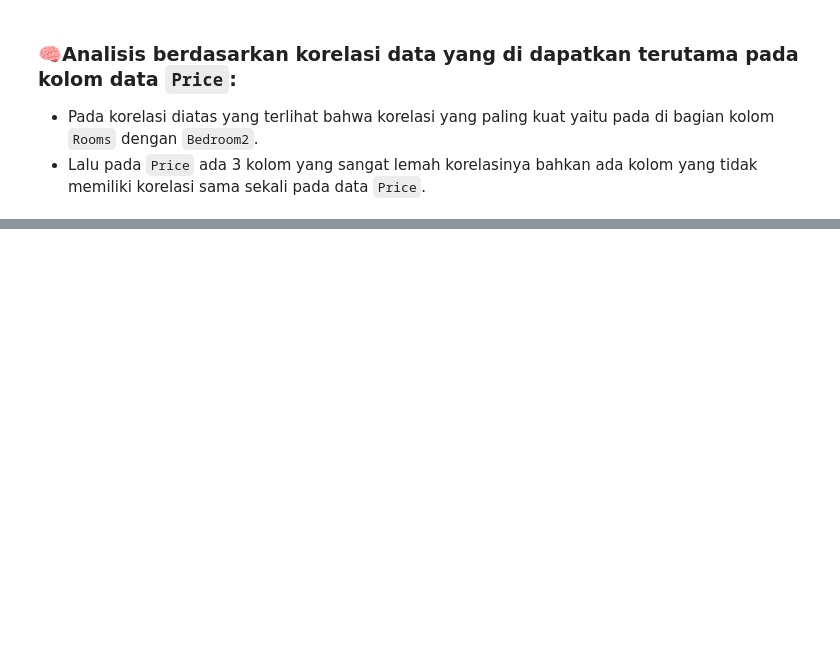
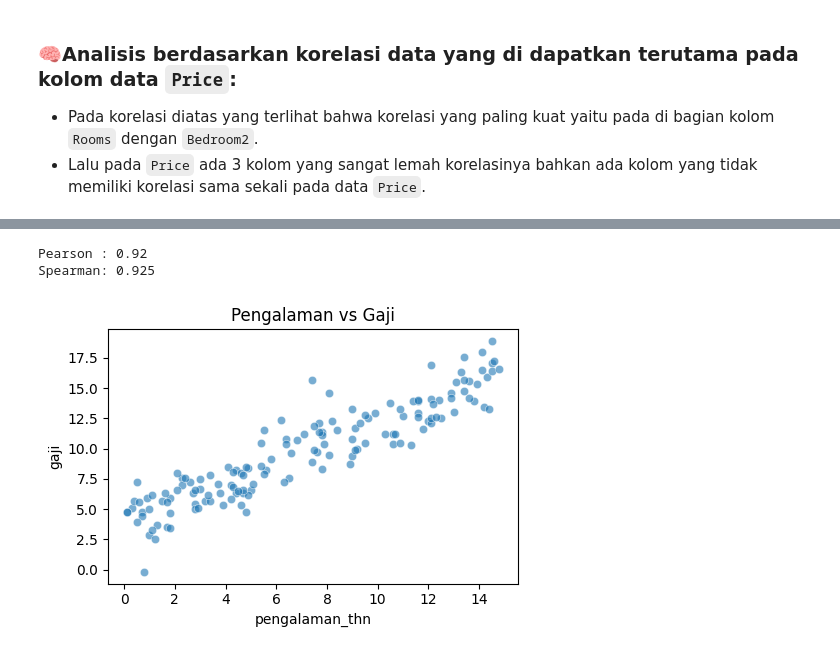
Before and after one commit to fauzan18296/Challenge-Visualisasi-And-StorytellingData, a Jupyter notebook: challenge.ipynb, the cells around one changed output, grey strips where cells are left out. Cells and saved outputs as stored; diff of their text form; code cells hidden in the pictures; blank space fills up the shorter version.

```diff
--- a/challenge.ipynb
+++ b/challenge.ipynb
@@ -238,0 +369,12 @@ plt.show()
+# %%
+np.random.seed(42)
+n = 150
+pengalaman = np.random.uniform(0, 15, n)
+df_sampel_bivariate_multivariate = pd.DataFrame({
+    "pengalaman_thn": pengalaman.round(1),
+    "gaji": (4 + pengalaman * 0.8 + np.random.normal(0, 1.5, n)).round(1),
+    "departemen": np.random.choice(["IT", "HR", "Finance"], n),
+    "remote": np.random.choice(["Ya", "Tidak"], n),
+    "umur": (22 + pengalaman + np.random.normal(0, 3, n)).round(0),
+})
+df_sampel_bivariate_multivariate.head()
@@ -238,0 +396,16 @@ plt.show()
+# %%
+df_bivariate_multivariate = df_sampel_bivariate_multivariate.copy()
+
+
+print("Pearson :", df_bivariate_multivariate["pengalaman_thn"].corr(df_bivariate_multivariate["gaji"]).round(3))
+print("Spearman:", df_bivariate_multivariate["pengalaman_thn"].corr(df_bivariate_multivariate["gaji"], method="spearman").round(3))
+
+fig, ax = plt.subplots(figsize=(5, 3.5))
+sns.scatterplot(data=df_bivariate_multivariate, x="pengalaman_thn", y="gaji", alpha=0.6, ax=ax)
+ax.set_title("Pengalaman vs Gaji")
+plt.tight_layout()
+plt.show()
+# %% [output]
+Pearson : 0.92
+Spearman: 0.925
+[figure, added]
```
Also changed, not shown: parts of 25 cells of this notebook, 2 other files.
